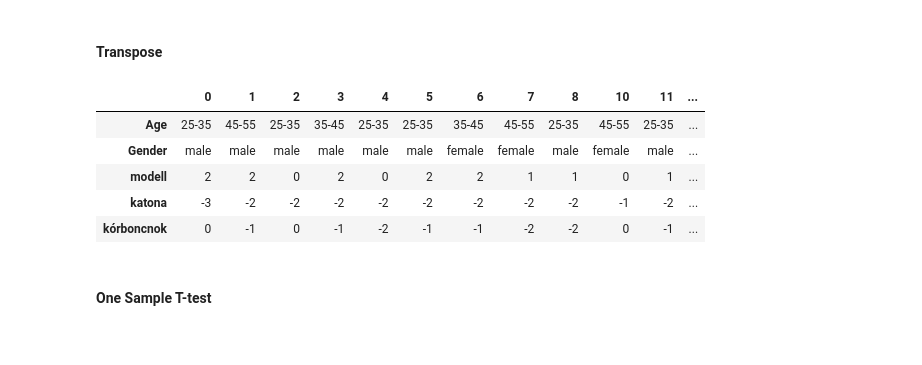
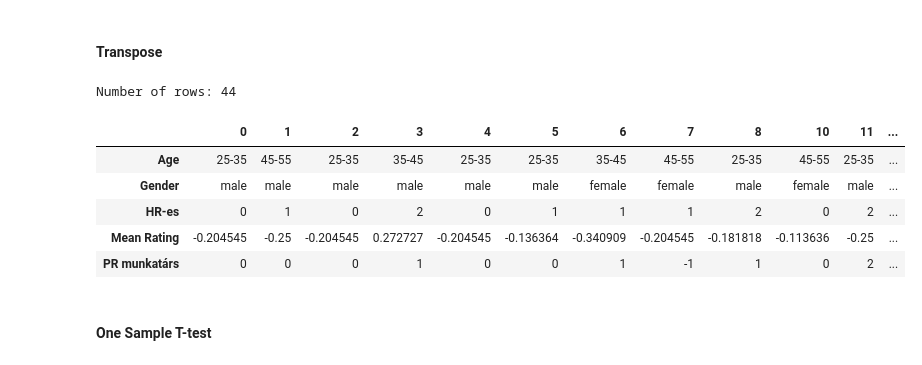
Before and after one commit to partigabor/occupational-gender-bias, a Jupyter notebook: occupations.ipynb, the cells around one changed output. Cells and saved outputs as stored; diff of their text form; code cells hidden in the pictures.

```diff
--- a/occupations.ipynb
+++ b/occupations.ipynb
@@ -521,20 +521,27 @@ fig.write_image('confusion_matrix_hu.png', scale=3, width=400, height=400)
 # %%
 # Transpose results, a prepare a copy with only the ratings
 df_hu_ratings = df_hu[rating_columns].transpose()
 df_hu = df_hu.transpose()
 
 # Remove rows with index: ID, Start Time, Completion time, Email, Name, Participant ID
 df_hu = df_hu.drop(['ID', 'Start time', 'Completion time', 'Email', 'Name', 'Participant ID'], axis=0)
 
+# Print number of rows
+print(f"Number of rows: {len(df_hu_ratings)}")
+
+# Sort by index
+df_hu = df_hu.sort_index()
+
 # Show
 df_hu.head()
 # %% [output]
+Number of rows: 44
 |  | 0 | 1 | 2 | 3 | 4 | 5 | 6 | 7 | 8 | 10 | 11 | ... |
 | Age | 25-35 | 45-55 | 25-35 | 35-45 | 25-35 | 25-35 | 35-45 | 45-55 | 25-35 | 45-55 | 25-35 | ... |
 | Gender | male | male | male | male | male | male | female | female | male | female | male | ... |
-| modell | 2 | 2 | 0 | 2 | 0 | 2 | 2 | 1 | 1 | 0 | 1 | ... |
-| katona | -3 | -2 | -2 | -2 | -2 | -2 | -2 | -2 | -2 | -1 | -2 | ... |
-| kórboncnok | 0 | -1 | 0 | -1 | -2 | -1 | -1 | -2 | -2 | 0 | -1 | ... |
+| HR-es | 0 | 1 | 0 | 2 | 0 | 1 | 1 | 1 | 2 | 0 | 2 | ... |
+| Mean Rating | -0.204545 | -0.25 | -0.204545 | 0.272727 | -0.204545 | -0.136364 | -0.340909 | -0.204545 | -0.181818 | -0.113636 | -0.25 | ... |
+| PR munkatárs | 0 | 0 | 0 | 1 | 0 | 0 | 1 | -1 | 1 | 0 | 2 | ... |
 # %% [markdown]
 #### One Sample T-test
 # %%
```
Also changed, not shown: parts of 21 cells of this notebook, 23 other files.
